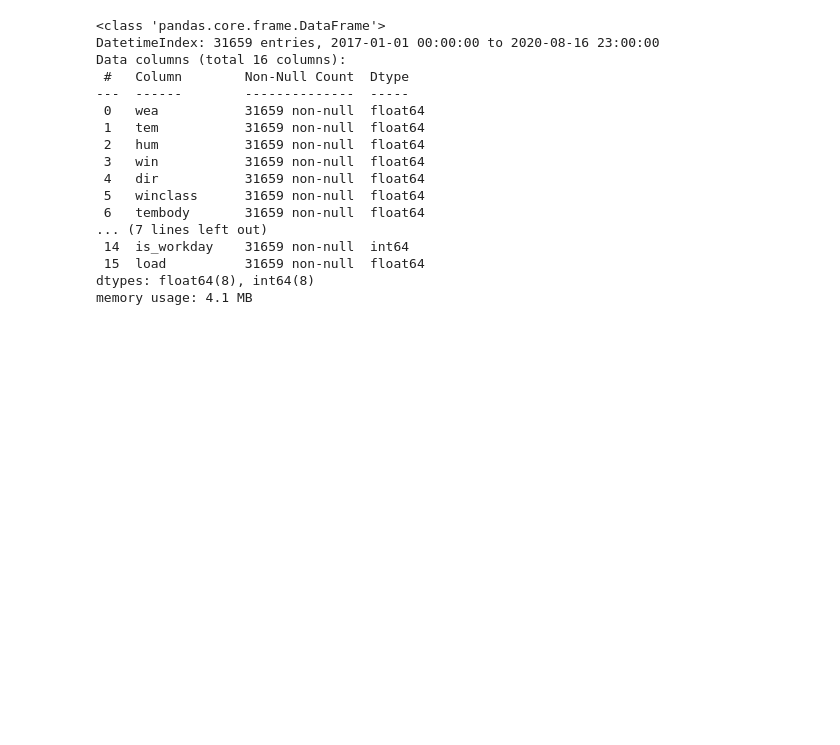
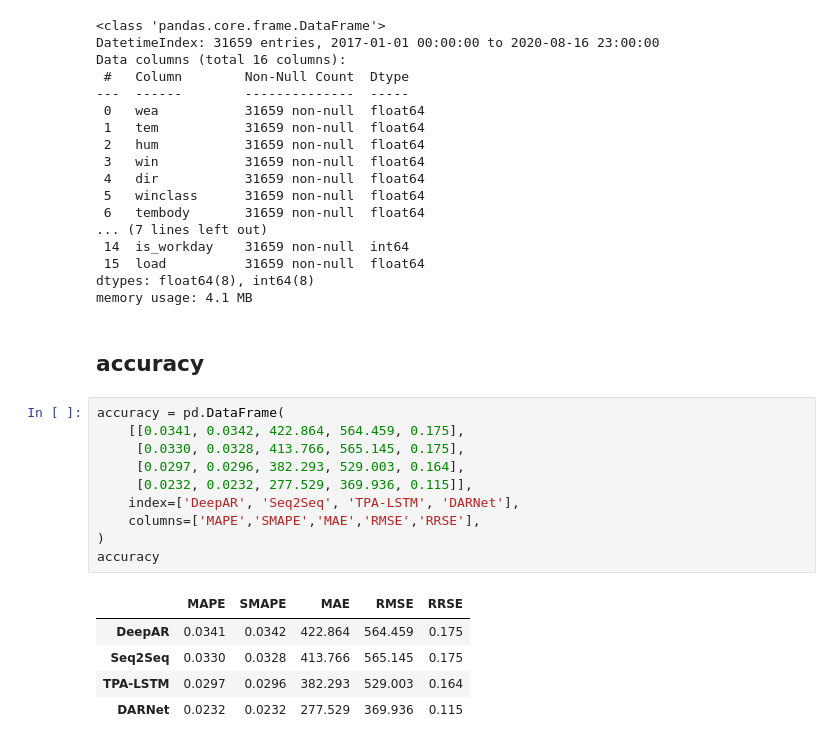
Before and after one commit to Mark-THU/load-point-forecast, a Jupyter notebook: data_visualization.ipynb, the cells around one changed output. Drawn from its saved outputs; the diff is of its cells as text; blank space fills up the shorter version.

```diff
--- a/data_visualization.ipynb
+++ b/data_visualization.ipynb
@@ -149,3 +162,21 @@ Data columns (total 16 columns):
  15  load          31659 non-null  float64
 dtypes: float64(8), int64(8)
 memory usage: 4.1 MB
+# %% [markdown]
+## accuracy
+# %%
+accuracy = pd.DataFrame(
+    [[0.0341, 0.0342, 422.864, 564.459, 0.175],
+     [0.0330, 0.0328, 413.766, 565.145, 0.175],
+     [0.0297, 0.0296, 382.293, 529.003, 0.164],
+     [0.0232, 0.0232, 277.529, 369.936, 0.115]],
+    index=['DeepAR', 'Seq2Seq', 'TPA-LSTM', 'DARNet'],
+    columns=['MAPE','SMAPE','MAE','RMSE','RRSE'],
+)
+accuracy
+# %% [output]
+|  | MAPE | SMAPE | MAE | RMSE | RRSE |
+| DeepAR | 0.0341 | 0.0342 | 422.864 | 564.459 | 0.175 |
+| Seq2Seq | 0.0330 | 0.0328 | 413.766 | 565.145 | 0.175 |
+| TPA-LSTM | 0.0297 | 0.0296 | 382.293 | 529.003 | 0.164 |
+| DARNet | 0.0232 | 0.0232 | 277.529 | 369.936 | 0.115 |
```
Also changed, not shown: parts of 5 cells of this notebook, 2 other files.
